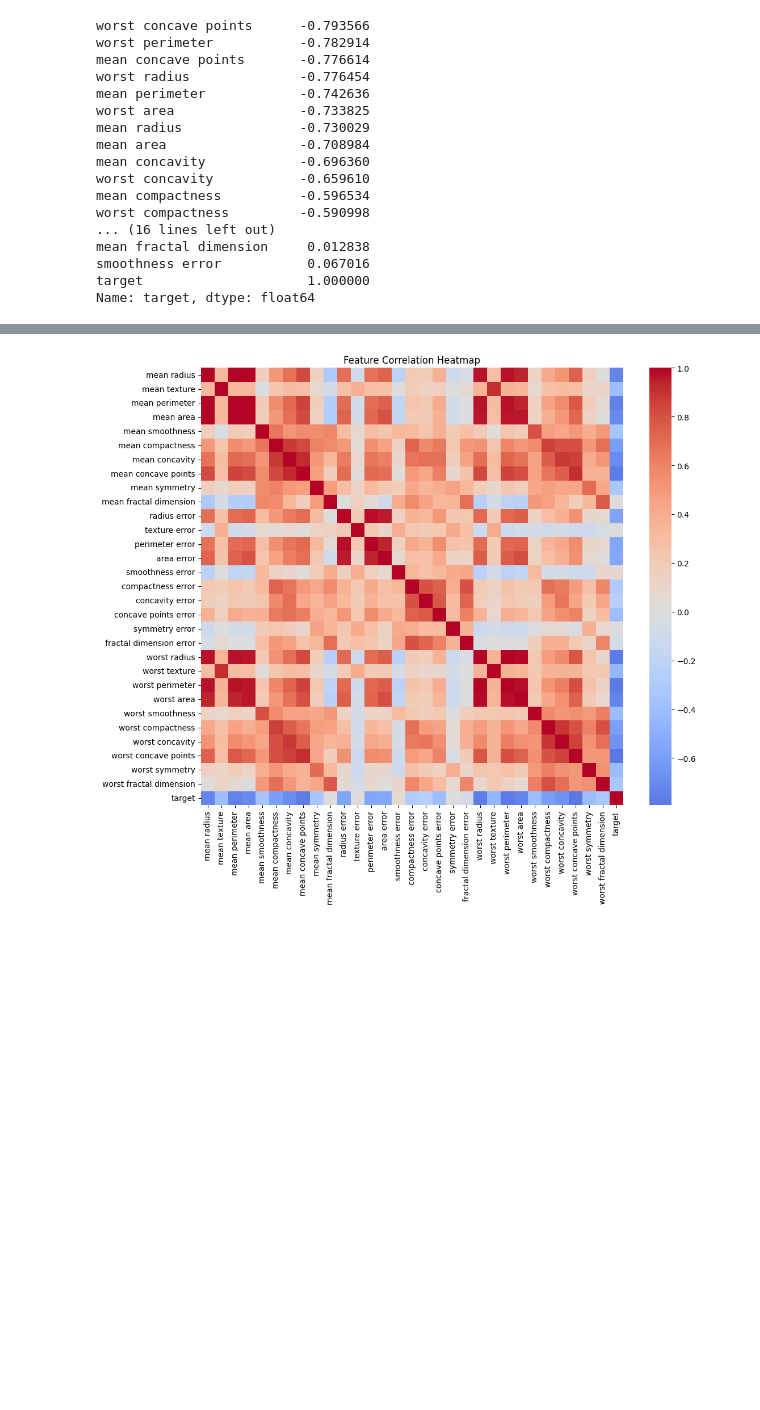
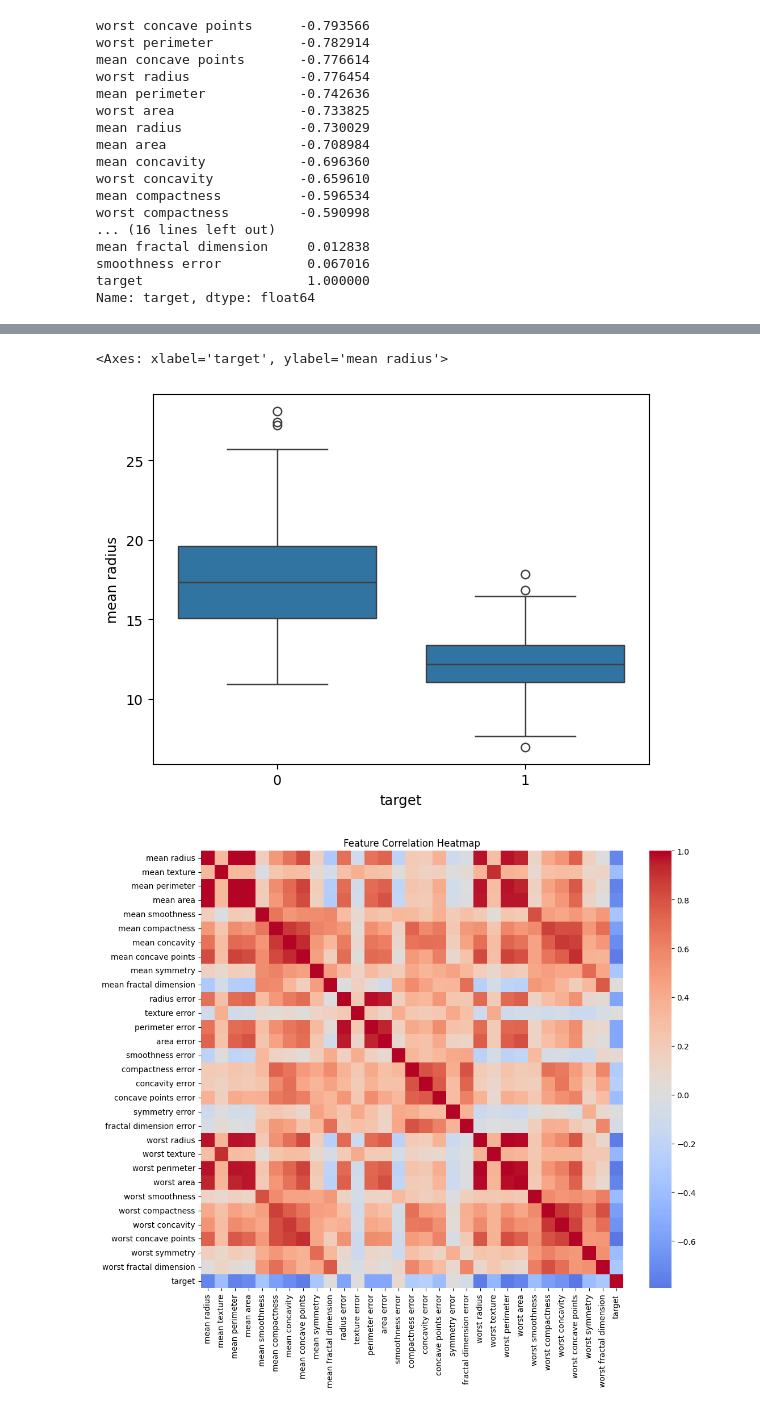
Before and after one commit to shivaak67/breast-cancer-classification, a Jupyter notebook: notebooks/1_eda.ipynb, the cells around one changed output, grey strips where cells are left out. Drawn from its saved outputs; the diff is of its cells as text; code cells hidden in the pictures; blank space fills up the shorter version.

```diff
--- a/notebooks/1_eda.ipynb
+++ b/notebooks/1_eda.ipynb
@@ -119 +121,6 @@ plt.show()
+# %%
+sns.boxplot(x="target", y="mean radius", data=df)
+# %% [output]
+<Axes: xlabel='target', ylabel='mean radius'>
+[figure, added]
 # %%
```
Also changed, not shown: parts of 13 cells of this notebook.
